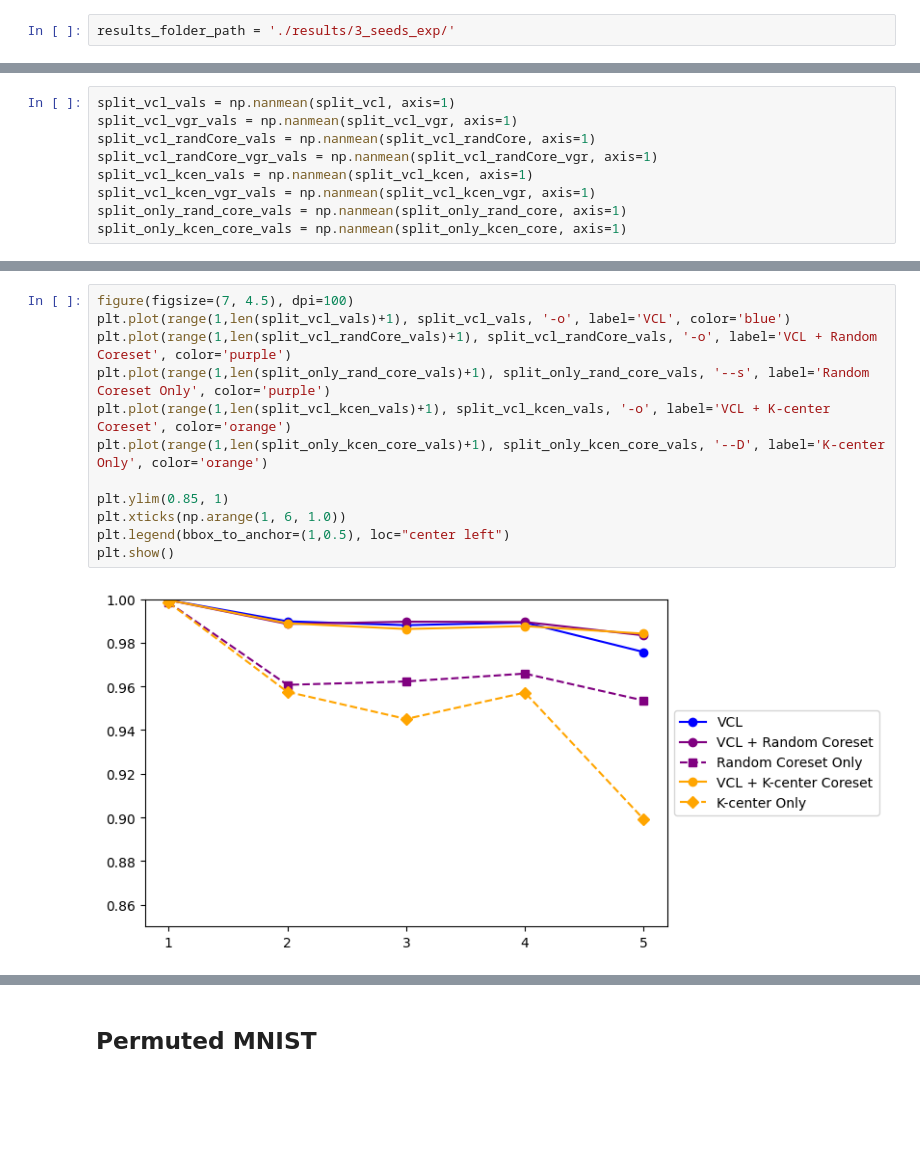
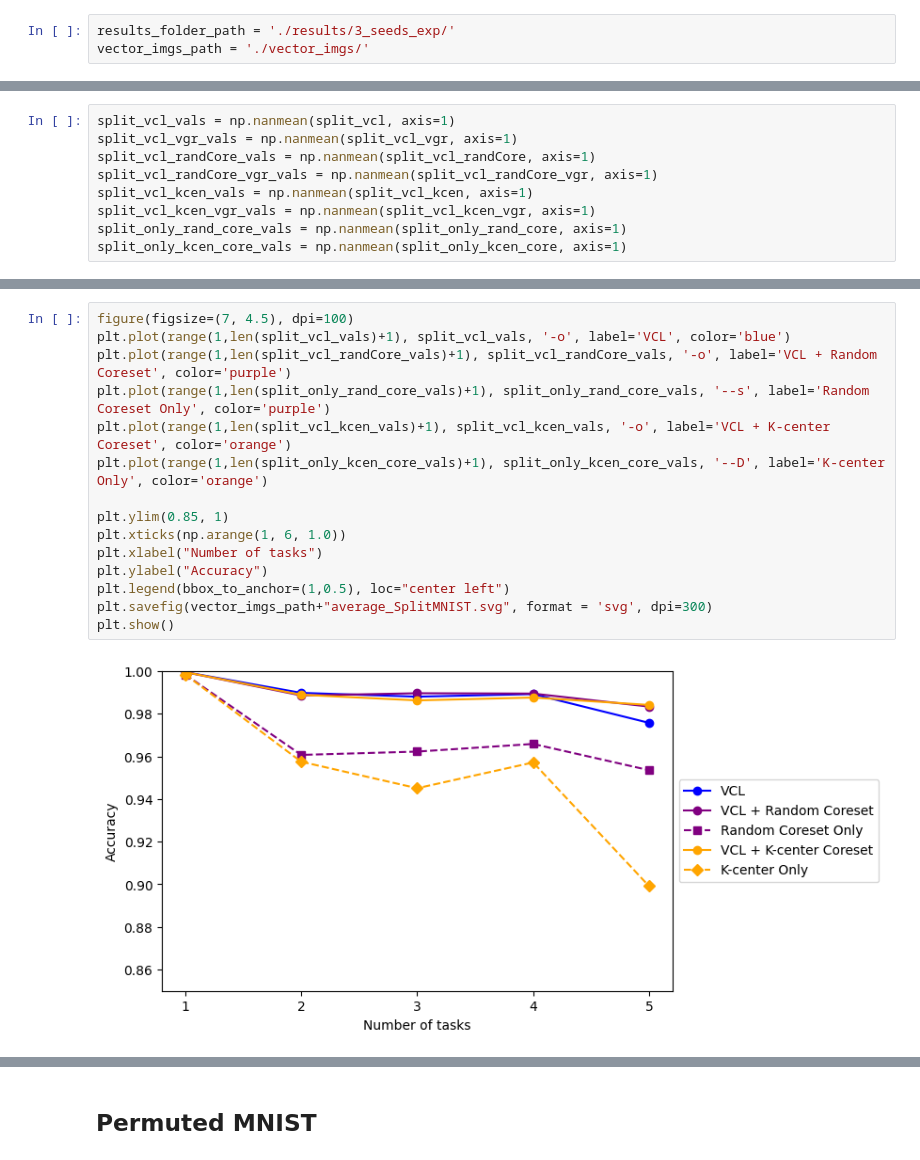
Before and after one commit to goldfarbDave/vcl, a Jupyter notebook: pytorch/plotting.ipynb, the cells around one changed output, grey strips where cells are left out. Saved outputs shown, nothing was run; the diff lists cells and outputs as text; blank space fills up the shorter version.

```diff
--- a/pytorch/plotting.ipynb
+++ b/pytorch/plotting.ipynb
@@ -16,6 +16,7 @@ def get_mean_mtx(base_name, max_seed):
     return cum / max_seed
 # %%
 results_folder_path = './results/3_seeds_exp/'
+vector_imgs_path = './vector_imgs/'
 # %% [markdown]
 ## Split MNIST
 # %%
@@ -99,17 +103,20 @@ plt.show()
 # %%
 figure(figsize=(7, 4.5), dpi=100)
 plt.plot(range(1,len(split_vcl_vals)+1), split_vcl_vals, '-o', label='VCL', color='blue')
 plt.plot(range(1,len(split_vcl_randCore_vals)+1), split_vcl_randCore_vals, '-o', label='VCL + Random Coreset', color='purple')
 plt.plot(range(1,len(split_only_rand_core_vals)+1), split_only_rand_core_vals, '--s', label='Random Coreset Only', color='purple')
 plt.plot(range(1,len(split_vcl_kcen_vals)+1), split_vcl_kcen_vals, '-o', label='VCL + K-center Coreset', color='orange')
 plt.plot(range(1,len(split_only_kcen_core_vals)+1), split_only_kcen_core_vals, '--D', label='K-center Only', color='orange')
 
 plt.ylim(0.85, 1)
 plt.xticks(np.arange(1, 6, 1.0))
+plt.xlabel("Number of tasks")
+plt.ylabel("Accuracy")
 plt.legend(bbox_to_anchor=(1,0.5), loc="center left")
+plt.savefig(vector_imgs_path+"average_SplitMNIST.svg", format = 'svg', dpi=300)
 plt.show()
 # %% [output]
-[figure, old version]
+[figure, new version]
 # %%
 figure(figsize=(7, 4.5), dpi=100)
 plt.plot(range(1,len(split_vcl_vals)+1), split_vcl_vals, '-o', label='VCL', color='blue')
```
Also changed, not shown: parts of 5 cells of this notebook, 7 other files.
